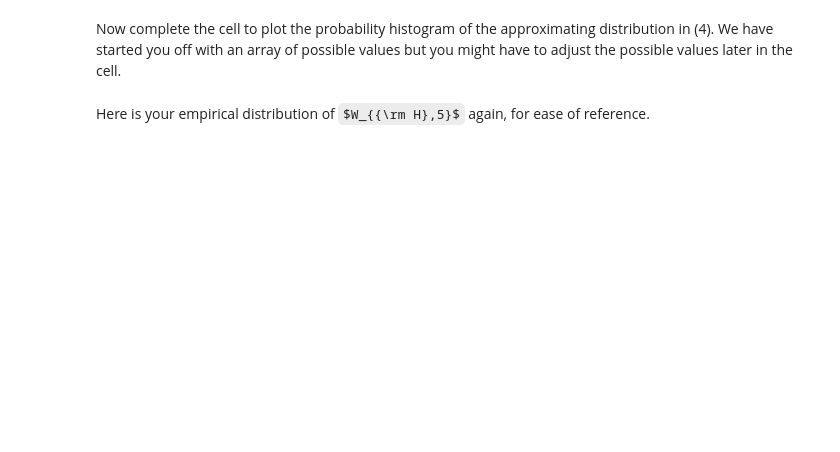
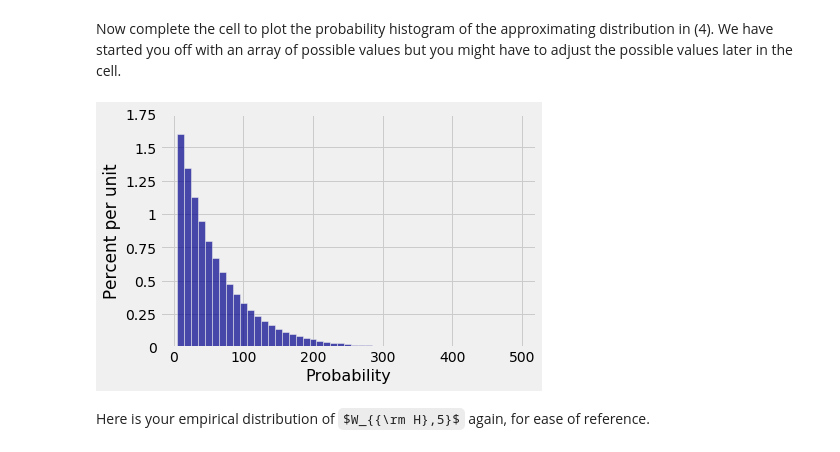
Before and after one commit to prob140/materials-fa21, a Jupyter notebook: lab/Lab_03.ipynb, the cells around one changed output. Cells and saved outputs as stored; diff of their text form; code cells hidden in the pictures; some formulas as TeX source; blank space fills up the shorter version.

```diff
--- a/lab/Lab_03.ipynb
+++ b/lab/Lab_03.ipynb
@@ -405,6 +589,17 @@ approx_dist = Table().values(...).probabilities(approx_probs)
 # Ignore; Forces hist to use the same scale as the empirical histogram
 approx_dist.hist(bin_column='Value', bins=np.arange(5, 501, 10))
 plt.ylim(0, 0.0175);
+# %%
+#solution
+k = np.arange(1, 1001)
+approx_probs = stats.geom.pmf(k, 1/58)
+approx_dist = Table().values(k+4).probabilities(approx_probs)
+
+# Ignore; Forces hist to use the same scale as the empirical histogram
+approx_dist.hist(bin_column='Value', bins=np.arange(5, 501, 10))
+plt.ylim(0, 0.0175);
+# %% [output]
+[figure, added]
 # %% [markdown]
 Here is your empirical distribution of $W_{{\rm H},5}$ again, for ease of reference.
 # %%
```
Also changed, not shown: parts of 80 cells of this notebook.
